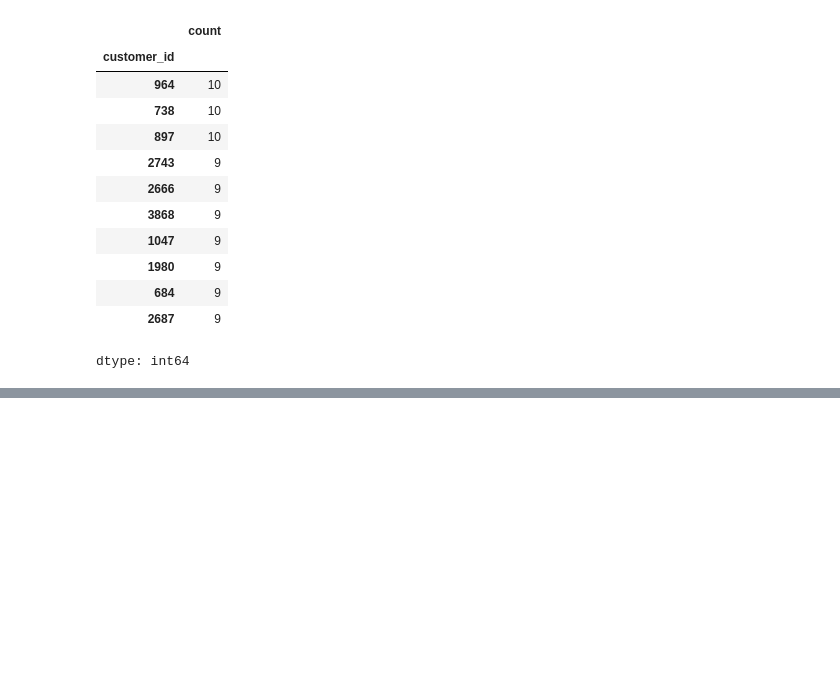
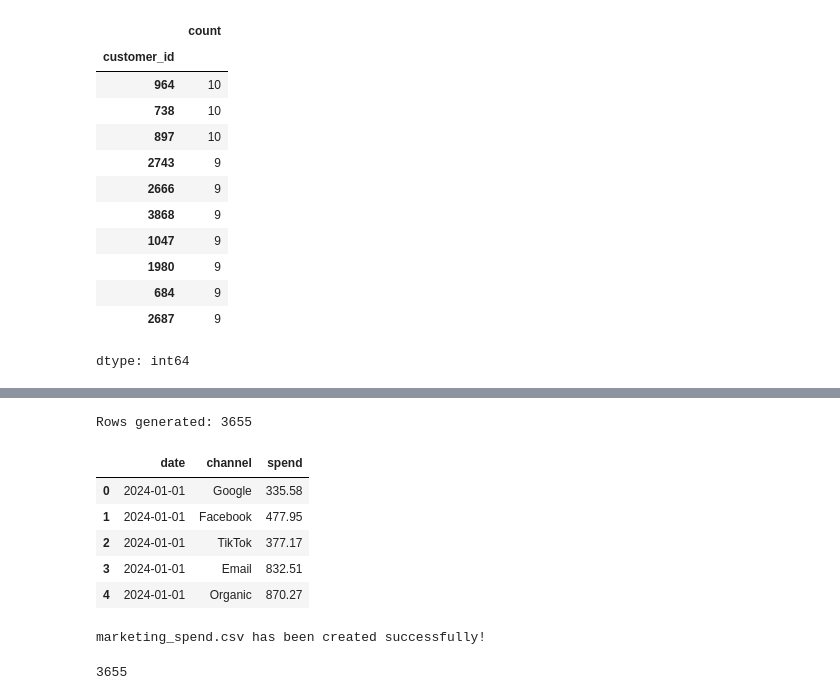
Before and after one commit to DarellYuhu/data-analytics-training, a Jupyter notebook: Order.ipynb, the cells around one changed output, grey strips where cells are left out. Cells and saved outputs as stored; diff of their text form; code cells hidden in the pictures; blank space fills up the shorter version.

```diff
--- a/Order.ipynb
+++ b/Order.ipynb
@@ -264,0 +409,62 @@ df_orders.to_csv("orders.csv", index=False)
+# %%
+import pandas as pd
+import random
+from datetime import datetime, timedelta
+
+# ===========================
+# Marketing Spend Generation
+# ===========================
+
+marketing = []
+
+channels = [
+    "Google",
+    "Facebook",
+    "TikTok",
+    "Email",
+    "Organic"
+]
+
+start_date = datetime(2024, 1, 1)
+end_date = datetime(2025, 12, 31)
+
+current_date = start_date
+
+while current_date <= end_date:
+
+    for channel in channels:
+
+        spend = round(random.uniform(100, 1000), 2)
+
+        marketing.append({
+            "date": current_date.date(),
+            "channel": channel,
+            "spend": spend
+        })
+
+    current_date += timedelta(days=1)
+
+# Convert to DataFrame
+df_marketing = pd.DataFrame(marketing)
+
+# Preview
+print("Rows generated:", len(df_marketing))
+display(df_marketing.head())
+
+# Save to CSV
+df_marketing.to_csv("marketing_spend.csv", index=False)
+
+print("marketing_spend.csv has been created successfully!")
+# %% [output]
+Rows generated: 3655
+|  | date | channel | spend |
+| 0 | 2024-01-01 | Google | 335.58 |
+| 1 | 2024-01-01 | Facebook | 477.95 |
+| 2 | 2024-01-01 | TikTok | 377.17 |
+| 3 | 2024-01-01 | Email | 832.51 |
+| 4 | 2024-01-01 | Organic | 870.27 |
+marketing_spend.csv has been created successfully!
+# %%
+len(df_marketing)
+# %% [output]
+3655
```
Also changed, not shown: parts of 14 cells of this notebook.
